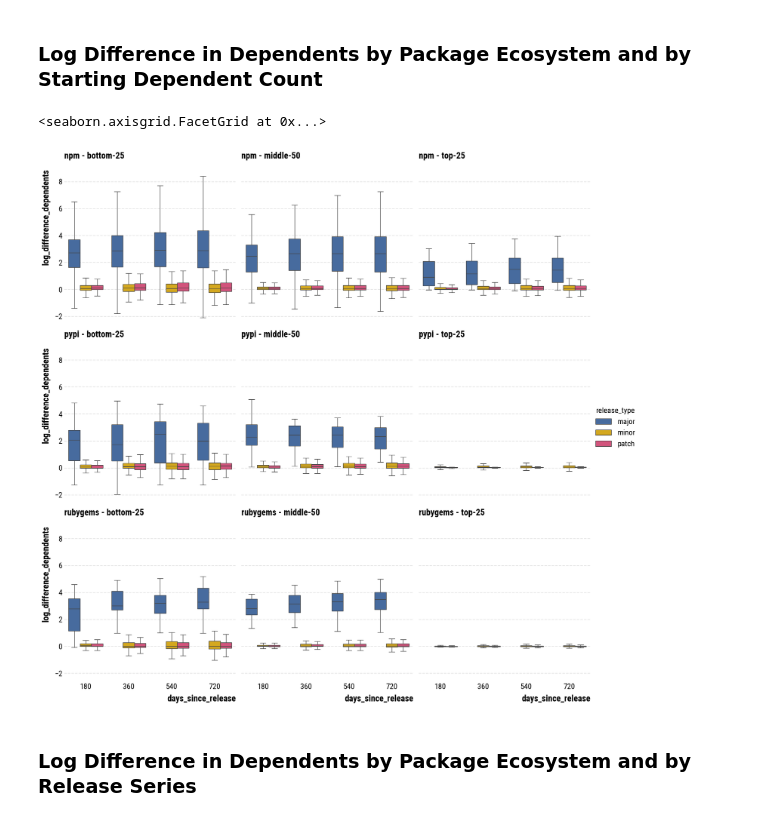
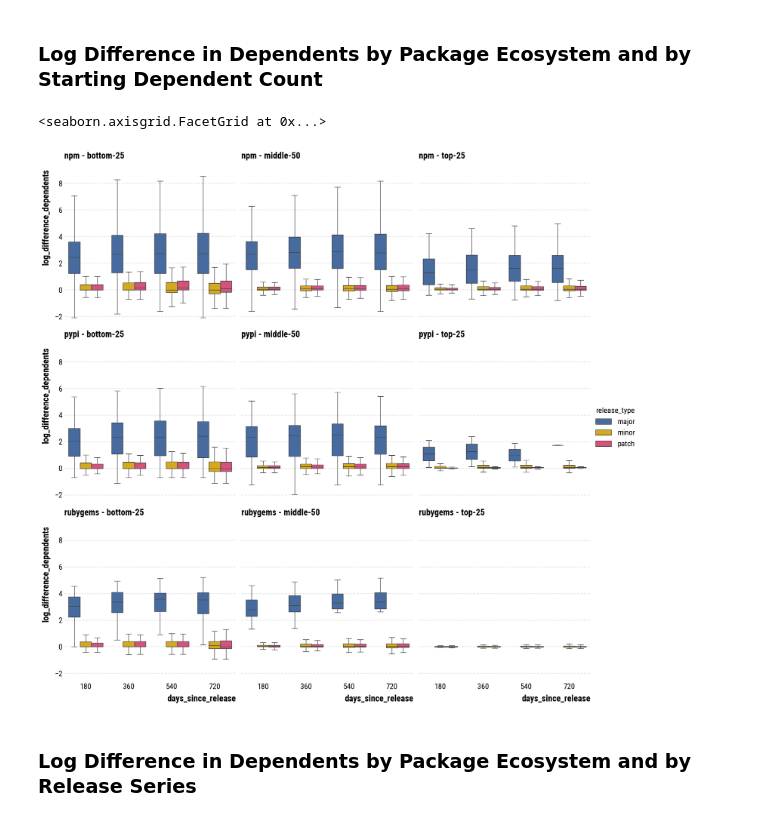
Before and after one commit to evamaxfield/dg-uoi-analysis, a Jupyter notebook: notebooks/pkg-releases-metrics-two-year.ipynb, the cells around one changed output. Saved outputs shown, nothing was run; the diff lists cells and outputs as text; code cells hidden in the pictures.

```diff
--- a/notebooks/pkg-releases-metrics-two-year.ipynb
+++ b/notebooks/pkg-releases-metrics-two-year.ipynb
@@ -394,7 +394,7 @@ log_diff_dependents_ecosystem_release_type = (
         pl.col("normalized_package_manager").is_in(["npm", "pypi", "rubygems"])
     )
     .filter(pl.col("release_type") != "unknown")
-    .filter(pl.col("num_dependents_on_release_date").gt(pl.lit(5)))
+    .filter(pl.col("num_dependents_on_release_date").gt(pl.lit(1)))
     .select(
         pl.col("package_uuid"),
         pl.col("package_version"),
@@ -440,34 +440,34 @@ log_diff_dependents_ecosystem_release_type = (
         pl.col("days_since_release")
         .str.replace(
             r"^(log_difference_dependents_)(\d+)(_days)$",
             r"$2",
         )
         .cast(pl.Int32)
         .alias("days_since_release"),
     )
     .sort(by=["release_type"])
     .collect()
 )
 
 # Plot pct growth dependents
 g = sns.catplot(
     data=log_diff_dependents_ecosystem_release_type,
     x="days_since_release",
     y="log_difference_dependents",
     hue="release_type",
     hue_order=["major", "minor", "patch"],
     kind="box",
     row="normalized_package_manager",
     row_order=["npm", "pypi", "rubygems"],
     col="num_dependents_quantile",
     col_order=["bottom-25", "middle-50", "top-25"],
     showfliers=False,
 )
 
 g.set_titles("{row_name} - {col_name}")
 # %% [output]
 <seaborn.axisgrid.FacetGrid at 0x...>
-[figure, old version]
+[figure, new version]
 # %% [markdown]
 ### Log Difference in Dependents by Package Ecosystem and by Release Series
 # %%
```
Also changed, not shown: parts of 1 cell of this notebook, 1 other file.
